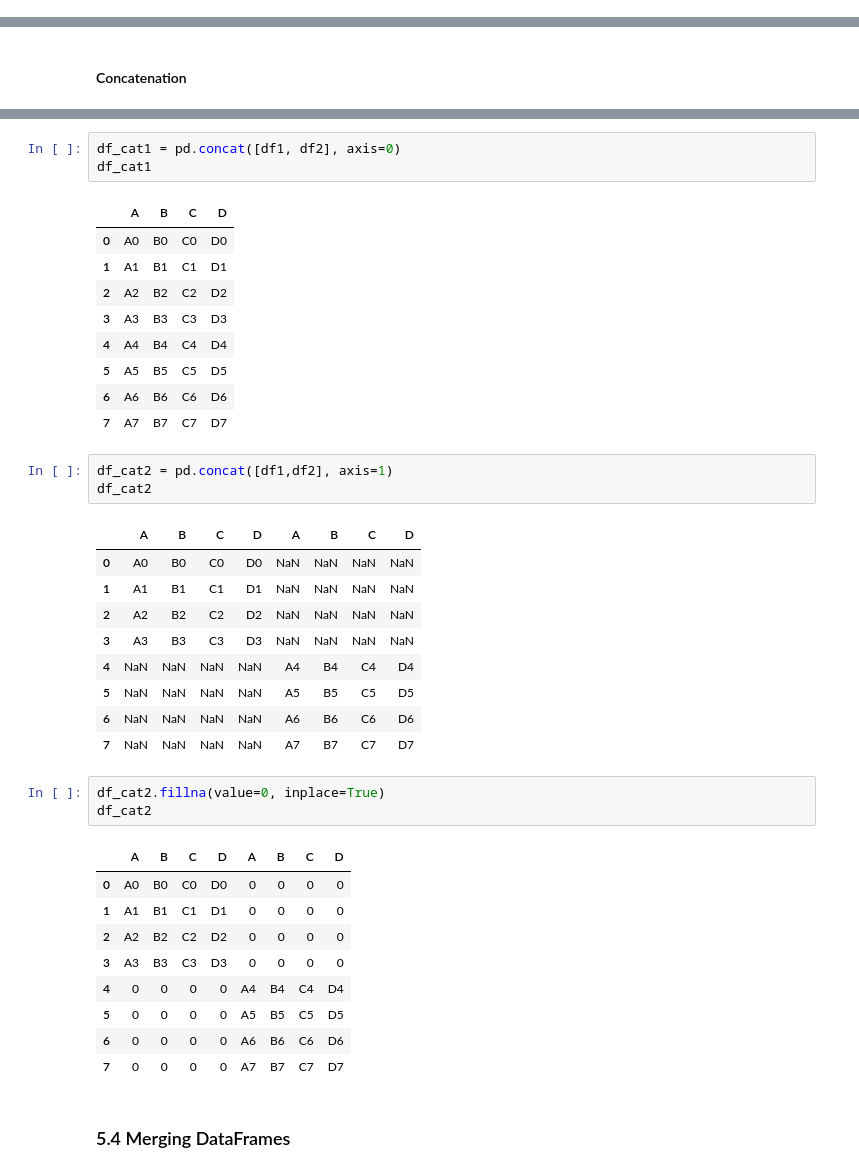
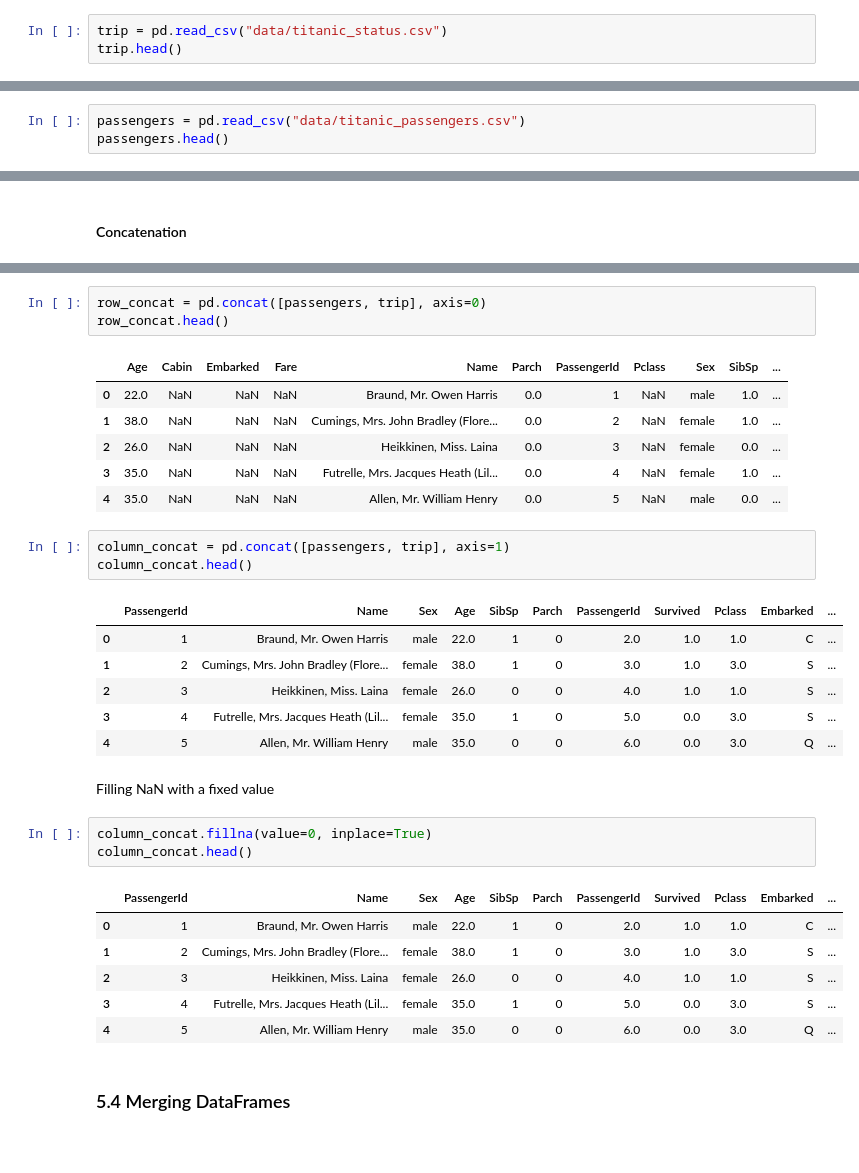
Before and after one commit to GiulioRossetti/SoBigData_courses, a Jupyter notebook: Intro_to_data_analysis_with_python/2. Data manipulation in Pandas.ipynb, the cells around one changed output, grey strips where cells are left out. Drawn from its saved outputs; the diff is of its cells as text; blank space fills up the shorter version.

```diff
--- a/Intro_to_data_analysis_with_python/2. Data manipulation in Pandas.ipynb
+++ b/Intro_to_data_analysis_with_python/2. Data manipulation in Pandas.ipynb
@@ -585,2 +673,5 @@ df.groupby('Company').describe().loc[['GOOG', 'MSFT']]
 # %% [markdown]
 ### 5.3 Concatenating DataFrames
+# %%
+trip = pd.read_csv("data/titanic_status.csv")
+trip.head()
@@ -586,0 +685,3 @@ df.groupby('Company').describe().loc[['GOOG', 'MSFT']]
+# %%
+passengers = pd.read_csv("data/titanic_passengers.csv")
+passengers.head()
@@ -602,42 +697,35 @@ df2 = pd.DataFrame({'A': ['A4', 'A5', 'A6', 'A7'],
 # %%
-df_cat1 = pd.concat([df1, df2], axis=0)
-df_cat1
+row_concat = pd.concat([passengers, trip], axis=0)
+row_concat.head()
 # %% [output]
-|  | A | B | C | D |
-| 0 | A0 | B0 | C0 | D0 |
-| 1 | A1 | B1 | C1 | D1 |
-| 2 | A2 | B2 | C2 | D2 |
-| 3 | A3 | B3 | C3 | D3 |
-| 4 | A4 | B4 | C4 | D4 |
-| 5 | A5 | B5 | C5 | D5 |
-| 6 | A6 | B6 | C6 | D6 |
-| 7 | A7 | B7 | C7 | D7 |
+|  | Age | Cabin | Embarked | Fare | Name | Parch | PassengerId | Pclass | Sex | SibSp | ... |
+| 0 | 22.0 | NaN | NaN | NaN | Braund, Mr. Owen Harris | 0.0 | 1 | NaN | male | 1.0 | ... |
+| 1 | 38.0 | NaN | NaN | NaN | Cumings, Mrs. John Bradley (Flore... | 0.0 | 2 | NaN | female | 1.0 | ... |
+| 2 | 26.0 | NaN | NaN | NaN | Heikkinen, Miss. Laina | 0.0 | 3 | NaN | female | 0.0 | ... |
+| 3 | 35.0 | NaN | NaN | NaN | Futrelle, Mrs. Jacques Heath (Lil... | 0.0 | 4 | NaN | female | 1.0 | ... |
+| 4 | 35.0 | NaN | NaN | NaN | Allen, Mr. William Henry | 0.0 | 5 | NaN | male | 0.0 | ... |
 # %%
-df_cat2 = pd.concat([df1,df2], axis=1)
-df_cat2
+column_concat = pd.concat([passengers, trip], axis=1)
+column_concat.head()
 # %% [output]
-|  | A | B | C | D | A | B | C | D |
-| 0 | A0 | B0 | C0 | D0 | NaN | NaN | NaN | NaN |
-| 1 | A1 | B1 | C1 | D1 | NaN | NaN | NaN | NaN |
-| 2 | A2 | B2 | C2 | D2 | NaN | NaN | NaN | NaN |
-| 3 | A3 | B3 | C3 | D3 | NaN | NaN | NaN | NaN |
-| 4 | NaN | NaN | NaN | NaN | A4 | B4 | C4 | D4 |
-| 5 | NaN | NaN | NaN | NaN | A5 | B5 | C5 | D5 |
-| 6 | NaN | NaN | NaN | NaN | A6 | B6 | C6 | D6 |
-| 7 | NaN | NaN | NaN | NaN | A7 | B7 | C7 | D7 |
+|  | PassengerId | Name | Sex | Age | SibSp | Parch | PassengerId | Survived | Pclass | Embarked | ... |
+| 0 | 1 | Braund, Mr. Owen Harris | male | 22.0 | 1 | 0 | 2.0 | 1.0 | 1.0 | C | ... |
+| 1 | 2 | Cumings, Mrs. John Bradley (Flore... | female | 38.0 | 1 | 0 | 3.0 | 1.0 | 3.0 | S | ... |
+| 2 | 3 | Heikkinen, Miss. Laina | female | 26.0 | 0 | 0 | 4.0 | 1.0 | 1.0 | S | ... |
+| 3 | 4 | Futrelle, Mrs. Jacques Heath (Lil... | female | 35.0 | 1 | 0 | 5.0 | 0.0 | 3.0 | S | ... |
+| 4 | 5 | Allen, Mr. William Henry | male | 35.0 | 0 | 0 | 6.0 | 0.0 | 3.0 | Q | ... |
+# %% [markdown]
+Filling NaN with a fixed value
 # %%
-df_cat2.fillna(value=0, inplace=True)
-df_cat2
+column_concat.fillna(value=0, inplace=True)
+column_concat.head()
 # %% [output]
-|  | A | B | C | D | A | B | C | D |
-| 0 | A0 | B0 | C0 | D0 | 0 | 0 | 0 | 0 |
-| 1 | A1 | B1 | C1 | D1 | 0 | 0 | 0 | 0 |
-| 2 | A2 | B2 | C2 | D2 | 0 | 0 | 0 | 0 |
-| 3 | A3 | B3 | C3 | D3 | 0 | 0 | 0 | 0 |
-| 4 | 0 | 0 | 0 | 0 | A4 | B4 | C4 | D4 |
-| 5 | 0 | 0 | 0 | 0 | A5 | B5 | C5 | D5 |
-| 6 | 0 | 0 | 0 | 0 | A6 | B6 | C6 | D6 |
-| 7 | 0 | 0 | 0 | 0 | A7 | B7 | C7 | D7 |
+|  | PassengerId | Name | Sex | Age | SibSp | Parch | PassengerId | Survived | Pclass | Embarked | ... |
+| 0 | 1 | Braund, Mr. Owen Harris | male | 22.0 | 1 | 0 | 2.0 | 1.0 | 1.0 | C | ... |
+| 1 | 2 | Cumings, Mrs. John Bradley (Flore... | female | 38.0 | 1 | 0 | 3.0 | 1.0 | 3.0 | S | ... |
+| 2 | 3 | Heikkinen, Miss. Laina | female | 26.0 | 0 | 0 | 4.0 | 1.0 | 1.0 | S | ... |
+| 3 | 4 | Futrelle, Mrs. Jacques Heath (Lil... | female | 35.0 | 1 | 0 | 5.0 | 0.0 | 3.0 | S | ... |
+| 4 | 5 | Allen, Mr. William Henry | male | 35.0 | 0 | 0 | 6.0 | 0.0 | 3.0 | Q | ... |
 # %% [markdown]
 ### 5.4 Merging DataFrames
 # %% [markdown]
```
Also changed, not shown: parts of 121 cells of this notebook, 4 other files.
